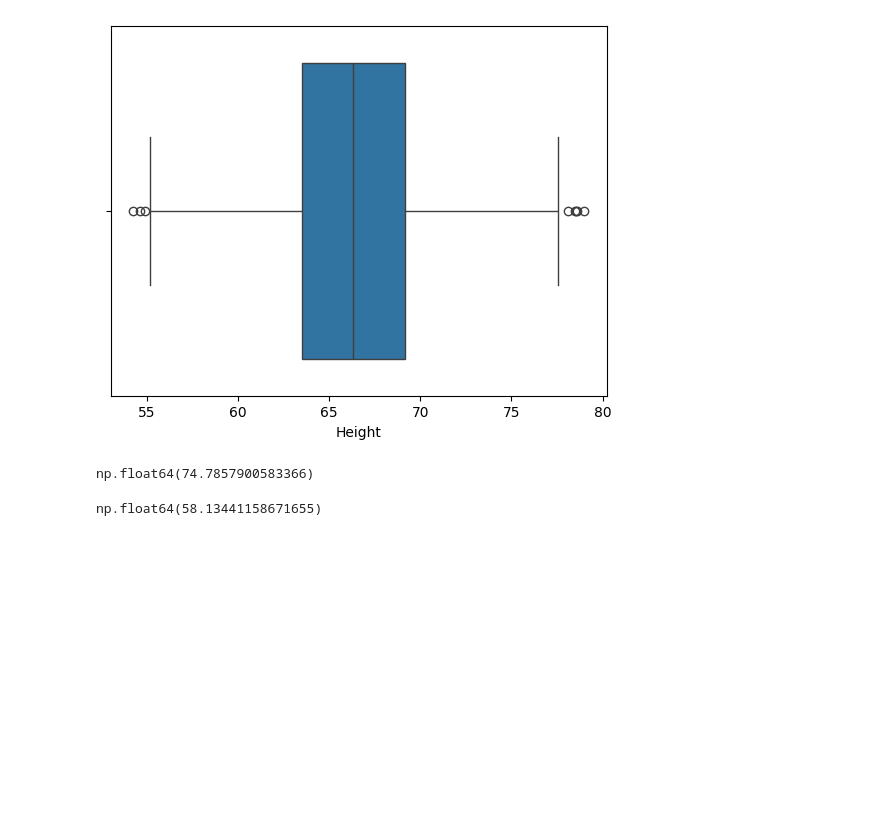
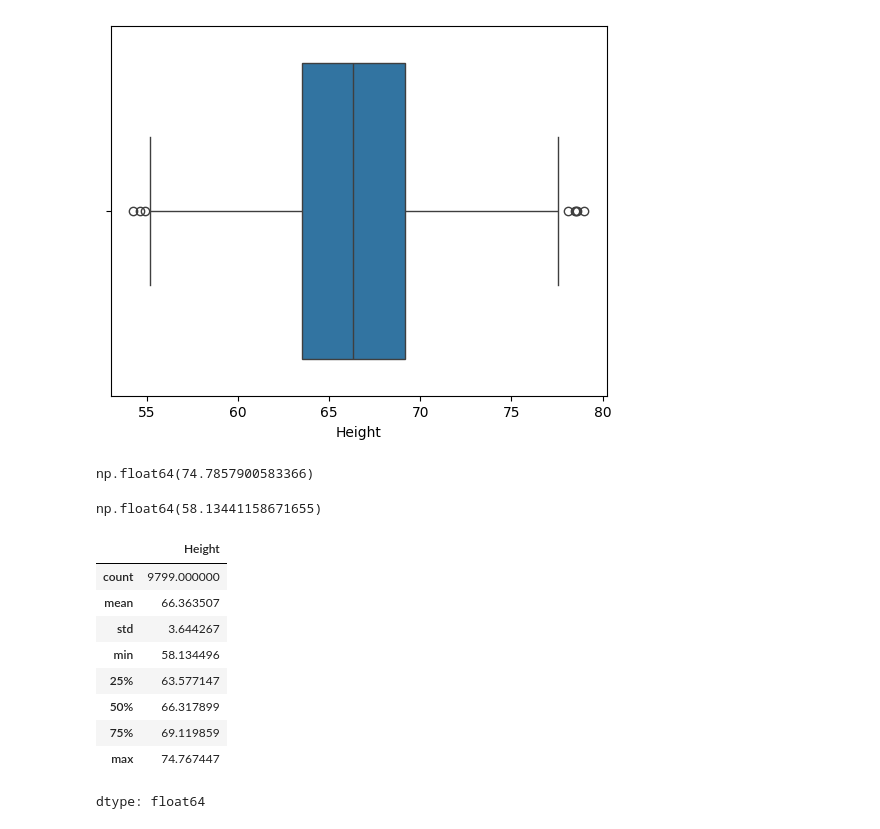
Before and after one commit to Muhammad-Waleed-Source/Machine-Learning, a Jupyter notebook: Day-44/Percentile-Winsorization.ipynb, the cells around one changed output. Cells and saved outputs as stored; diff of their text form; code cells hidden in the pictures; blank space fills up the shorter version.

```diff
--- a/Day-44/Percentile-Winsorization.ipynb
+++ b/Day-44/Percentile-Winsorization.ipynb
@@ -63,3 +63,16 @@ lower_limit
 np.float64(58.13441158671655)
 # %%
 new_df = df[(df['Height'] <= 74.78) & (df['Height'] >= 58.13)]
+# %%
+new_df['Height'].describe()
+# %% [output]
+|  | Height |
+| count | 9799.000000 |
+| mean | 66.363507 |
+| std | 3.644267 |
+| min | 58.134496 |
+| 25% | 63.577147 |
+| 50% | 66.317899 |
+| 75% | 69.119859 |
+| max | 74.767447 |
+dtype: float64
```
Also changed, not shown: parts of 3 cells of this notebook.
